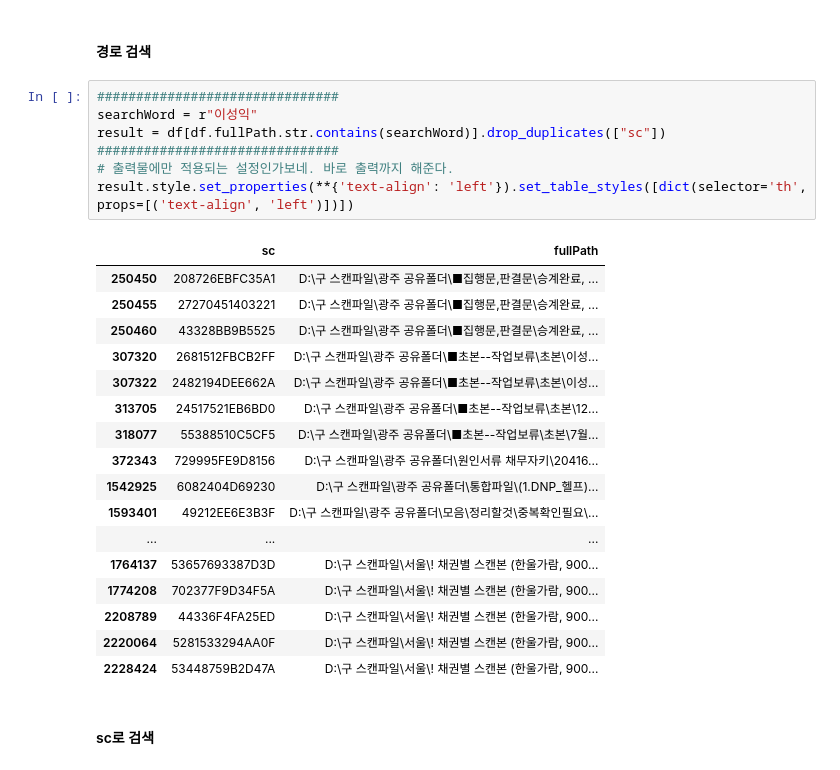
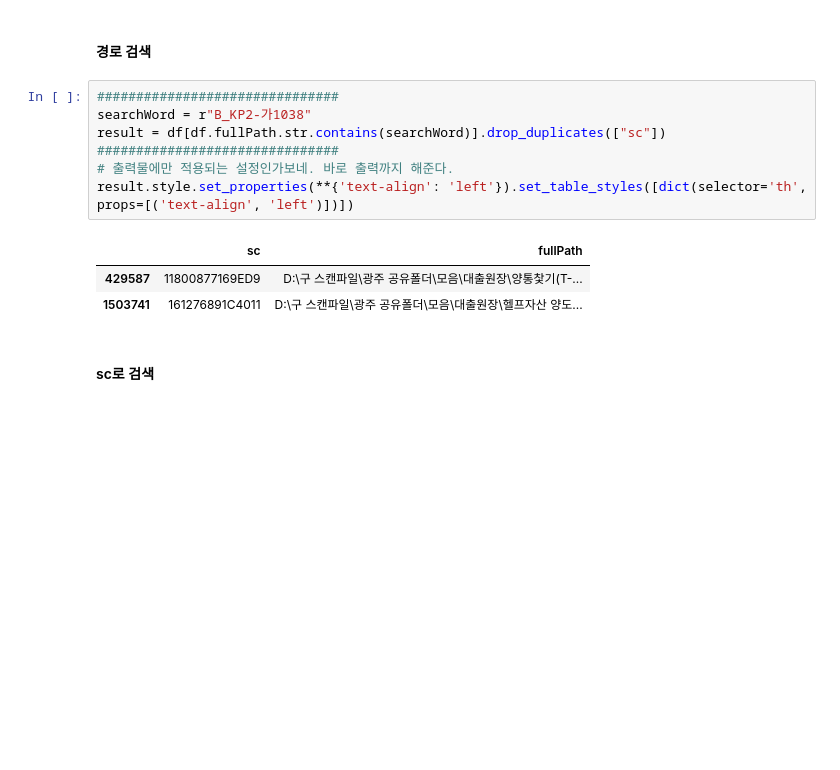
Before and after one commit to jbmyou/python_work, a Jupyter notebook: fileNaming/kcs검색.ipynb, the cells around one changed output. Cells and saved outputs as stored; diff of their text form; blank space fills up the shorter version.

```diff
--- a/fileNaming/kcs검색.ipynb
+++ b/fileNaming/kcs검색.ipynb
@@ -65,29 +65,15 @@ pd.set_option('display.max_colwidth', None)
 #### 경로 검색
 # %%
 ###############################
-searchWord = r"이성익"
+searchWord = r"B_KP2-가1038"
 result = df[df.fullPath.str.contains(searchWord)].drop_duplicates(["sc"])
 ###############################
 # 출력물에만 적용되는 설정인가보네. 바로 출력까지 해준다.
 result.style.set_properties(**{'text-align': 'left'}).set_table_styles([dict(selector='th', props=[('text-align', 'left')])])
 # %% [output]
 |  | sc | fullPath |
-| 250450 | 208726EBFC35A1 | D:\구 스캔파일\광주 공유폴더\■집행문,판결문\승계완료, ... |
-| 250455 | 27270451403221 | D:\구 스캔파일\광주 공유폴더\■집행문,판결문\승계완료, ... |
-| 250460 | 43328BB9B5525 | D:\구 스캔파일\광주 공유폴더\■집행문,판결문\승계완료, ... |
-| 307320 | 2681512FBCB2FF | D:\구 스캔파일\광주 공유폴더\■초본--작업보류\초본\이성... |
-| 307322 | 2482194DEE662A | D:\구 스캔파일\광주 공유폴더\■초본--작업보류\초본\이성... |
-| 313705 | 24517521EB6BD0 | D:\구 스캔파일\광주 공유폴더\■초본--작업보류\초본\12... |
-| 318077 | 55388510C5CF5 | D:\구 스캔파일\광주 공유폴더\■초본--작업보류\초본\7월... |
-| 372343 | 729995FE9D8156 | D:\구 스캔파일\광주 공유폴더\원인서류 채무자키\20416... |
-| 1542925 | 6082404D69230 | D:\구 스캔파일\광주 공유폴더\통합파일\(1.DNP_헬프)... |
-| 1593401 | 49212EE6E3B3F | D:\구 스캔파일\광주 공유폴더\모음\정리할것\중복확인필요\... |
-| ... | ... | ... |
-| 1764137 | 53657693387D3D | D:\구 스캔파일\서울\! 채권별 스캔본 (한울가람, 900... |
-| 1774208 | 702377F9D34F5A | D:\구 스캔파일\서울\! 채권별 스캔본 (한울가람, 900... |
-| 2208789 | 44336F4FA25ED | D:\구 스캔파일\서울\! 채권별 스캔본 (한울가람, 900... |
-| 2220064 | 5281533294AA0F | D:\구 스캔파일\서울\! 채권별 스캔본 (한울가람, 900... |
-| 2228424 | 53448759B2D47A | D:\구 스캔파일\서울\! 채권별 스캔본 (한울가람, 900... |
+| 429587 | 11800877169ED9 | D:\구 스캔파일\광주 공유폴더\모음\대출원장\양통찿기(T-... |
+| 1503741 | 161276891C4011 | D:\구 스캔파일\광주 공유폴더\모음\대출원장\헬프자산 양도... |
 # %% [markdown]
 #### sc로 검색
 # %%
```
Also changed, not shown: 13 other files.
